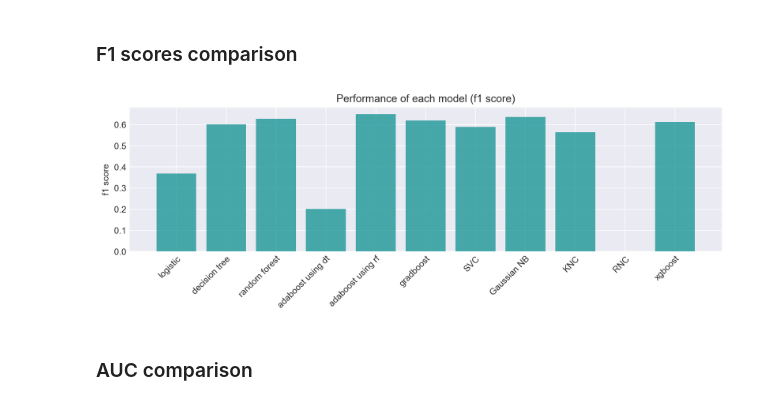
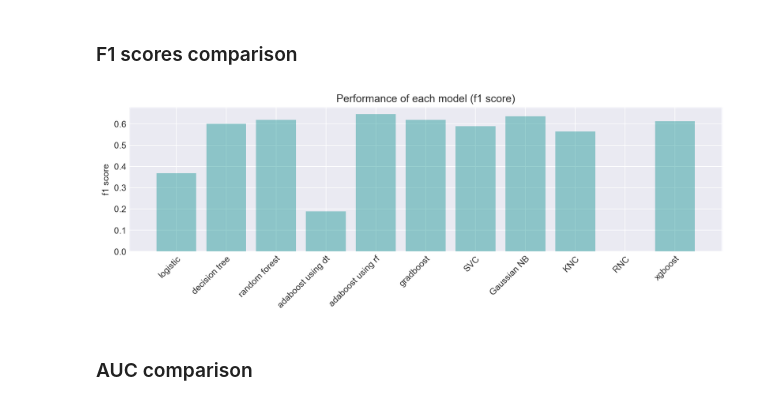
Before and after one commit to afzalmp40/ML-Basic, a Jupyter notebook: Supervised/Classification/pima diabetes using pipelines/PIMA diabetes using pipelines.ipynb, the cells around one changed output. Drawn from its saved outputs; the diff is of its cells as text; code cells hidden in the pictures.

```diff
--- a/Supervised/Classification/pima diabetes using pipelines/PIMA diabetes using pipelines.ipynb
+++ b/Supervised/Classification/pima diabetes using pipelines/PIMA diabetes using pipelines.ipynb
@@ -741,13 +739,13 @@ df_metrics
 ### F1 scores comparison
 # %%
 plt.figure(figsize=(12,3), dpi=180)
-plt.bar( df_metrics.index, df_metrics.f1_score, color='darkcyan', alpha=0.7)
+plt.bar( df_metrics.index, df_metrics.f1_score, color='darkcyan', alpha=0.4)
 plt.ylabel('f1 score')
 plt.title('Performance of each model (f1 score)')
 plt.xticks(rotation=45, rotation_mode="anchor", ha="right")
 plt.show()
 # %% [output]
-[figure, old version]
+[figure, new version]
 # %% [markdown]
 ### AUC comparison
 # %%
```
Also changed, not shown: parts of 4 cells of this notebook.
